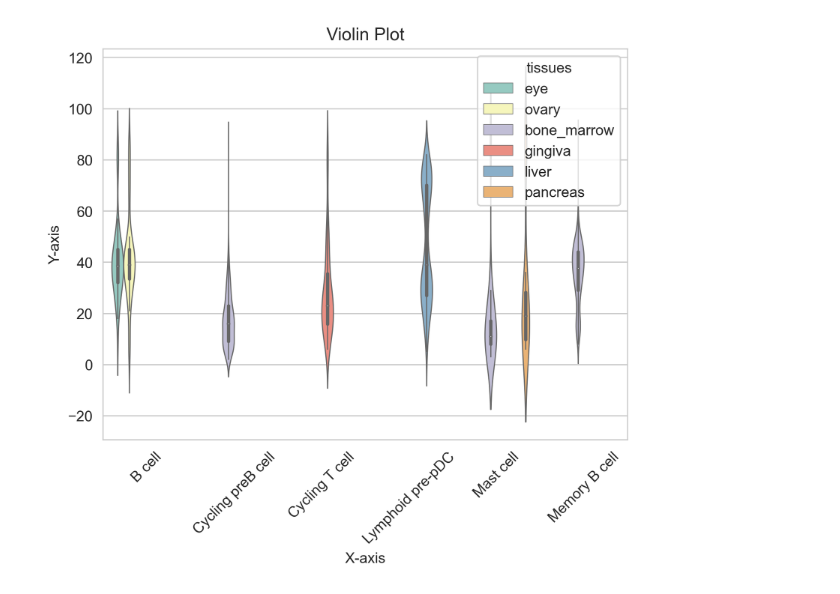
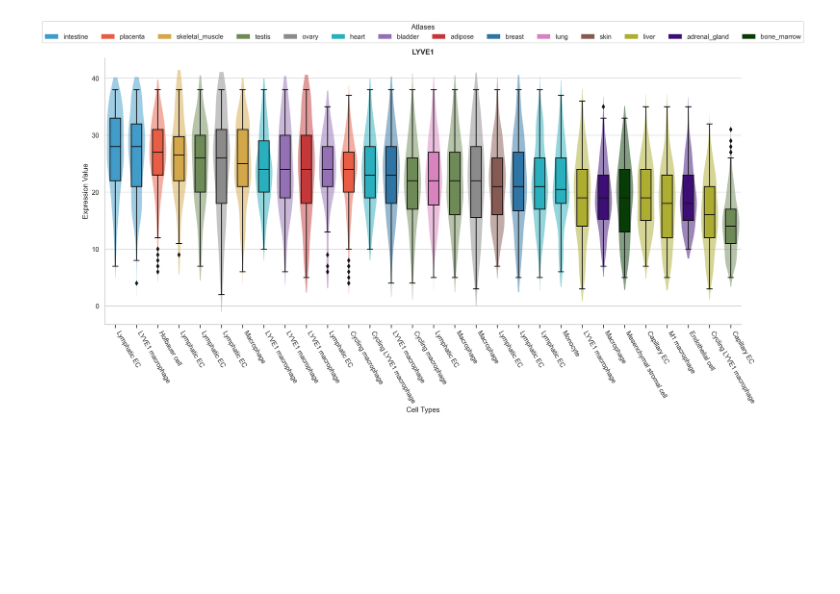
Before and after one commit to JinmiaoChenLab/DISCOtoolkit_py, a Jupyter notebook: test_notebook.ipynb, the cells around one changed output. Cells and saved outputs as stored; diff of their text form; code cells hidden in the pictures; blank space fills up the shorter version.

Commit message:
adding gene search functionality to discotoolkit

```diff
--- a/test_notebook.ipynb
+++ b/test_notebook.ipynb
@@ -70,20 +19,6 @@ sample_df.head()
-# %%
-# Set DPI for plotting
-dpi = 300  # Set the desired DPI value
-plt.figure(dpi=dpi)
-
-sns.set_style('whitegrid')  # Set the plot style
-# Create the violin plot with different colors based on the 'Category' variable
-sns.violinplot(data=sample_df, x='cell types', y='value', hue="tissues", palette='Set3', linewidth=0.75)
-
-plt.xticks(rotation=45)
-
-# Set labels and title
-plt.xlabel('X-axis')
-plt.ylabel('Y-axis')
-plt.title('Violin Plot')
-
-# Show the plot
-plt.show()
-# %% [output]
-[figure, removed]
+# %%
+all_atlas = dt.get_atlas()
+# %%
+dt.gene_search("LYVE1", atlas = all_atlas)
+# %% [output]
+[figure, added]
```
Also changed, not shown: parts of 6 cells of this notebook, 5 other files.
